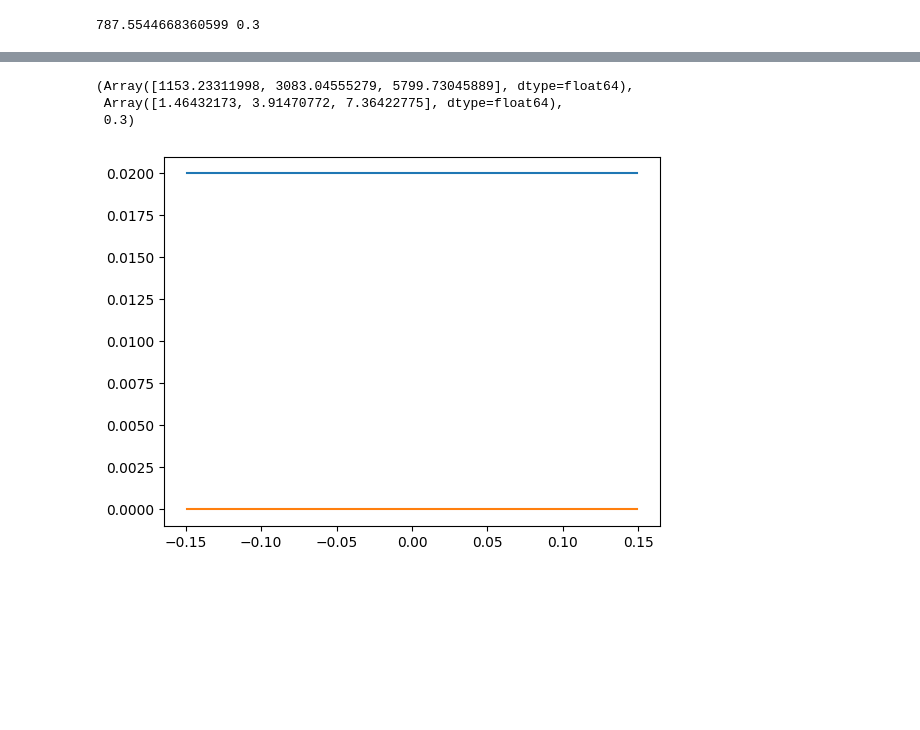
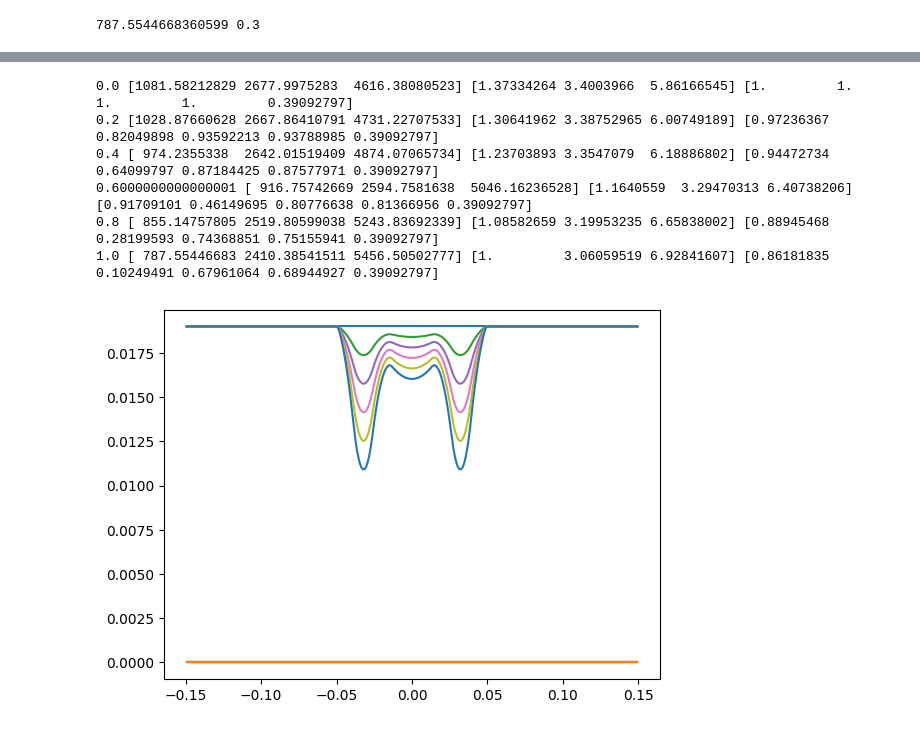
Before and after one commit to amosr/xylo, a Jupyter notebook: py/evosax.ipynb, the cells around one changed output, grey strips where cells are left out. Cells and saved outputs as stored; diff of their text form; code cells hidden in the pictures; blank space fills up the shorter version.

```diff
--- a/py/evosax.ipynb
+++ b/py/evosax.ipynb
@@ -143,6 +78,11 @@ def mkCut3(x):
   bar_ = bar_default._replace(length = mkBarLength(x[-1]))
   cut_ = t.CutCubic(x[0], x[1], x[2] * bar_default.depth)
   sections_ = xylo.cut.cubic(bar_, cut_)
+  return bar_, sections_
+
+def mkCut3L(x):
+  bar_ = bar_default._replace(length = mkBarLength(x[-1]))
+  sections_ = xylo.cut.cubic_linear(bar_, x)
   return bar_, sections_
 
 def mkCut4(x):
@@ -170,6 +110,10 @@ def loss_harmonic(sections: t.Sections, wood: t.Wood, bar: t.BarProps, sweep_opt
     loss = diff * weights
     return jnp.sum(loss)
 
+def loss_spline_d2(x, w = 0.1):
+  cut, length = x[0:-1], x[-1]
+  g2 = jnp.gradient(jnp.gradient(cut))
+  return jnp.dot(g2, g2) * w
 
 
 @jax.jit
@@ -178,14 +122,19 @@ def loss3(x):
   return loss_receptance(sections, wood, bar, fundamental, weights) # + jnp.abs(jnp.dot(x, jnp.ones(x.shape) * 0.001))
 
 @jax.jit
+def loss3L(x):
+  bar, sections = mkCut3L(x)
+  return loss_receptance(sections, wood, bar, fundamental, weights)
+
+@jax.jit
 def loss4(x):
   bar, sections = mkCut4(x)
   return loss_receptance(sections, wood, bar, fundamental, weights) # + jnp.abs(jnp.dot(x, jnp.ones(x.shape) * 0.001))
 
 @jax.jit
-def loss_spline(x):
+def loss_spline(x, wd2 = 0.1):
   bar, sections = mkCutSpline(x)
-  return loss_receptance(sections, wood, bar, fundamental, weights) # + jnp.abs(jnp.dot(x, jnp.ones(x.shape) * 0.001))
+  return loss_receptance(sections, wood, bar, fundamental, weights) + loss_spline_d2(x, wd2)
 
 fundamental_goals = jnp.array([fundamental * 1, fundamental * 3, fundamental * 6])
 loss_harm_sweep_opt = t.FrequencySweep(start_freq = fundamental * 0.1, stop_freq = fundamental * 10, num_freq = 30, bisect_iters = 2)
@@ -196,6 +145,11 @@ def loss3_harmonic(x):
   return loss_harmonic(sections, wood, bar, loss_harm_sweep_opt, fundamental_goals) # + jnp.abs(jnp.dot(x, jnp.ones(x.shape) * 0.001))
 
 @jax.jit
+def loss3L_harmonic(x):
+  bar, sections = mkCut3L(x)
+  return loss_harmonic(sections, wood, bar, loss_harm_sweep_opt, fundamental_goals) # + jnp.abs(jnp.dot(x, jnp.ones(x.shape) * 0.001))
+
+@jax.jit
 def loss4_harmonic(x):
   bar, sections = mkCut4(x)
   return loss_harmonic(sections, wood, bar, loss_harm_sweep_opt, fundamental_goals) # + jnp.abs(jnp.dot(x, jnp.ones(x.shape) * 0.001))
@@ -203,16 +157,16 @@ def loss4_harmonic(x):
 @jax.jit
 def loss_spline_harmonic(x):
   bar, sections = mkCutSpline(x)
-  return loss_harmonic(sections, wood, bar, loss_harm_sweep_opt, fundamental_goals) # + jnp.abs(jnp.dot(x, jnp.ones(x.shape) * 0.001))
+  return loss_harmonic(sections, wood, bar, loss_harm_sweep_opt, fundamental_goals) # + loss_spline_d2(x)
 # %%
 num_generations = 100
 
 rng = jax.random.key(0)
 # for Cut3/Cut4
 # strategy = evosax.CMA_ES(popsize = 500, num_dims=5)
-strategy = evosax.OpenES(popsize = 2000, num_dims=5)
+strategy = evosax.OpenES(popsize = 2000, num_dims=6)
 # strategy = evosax.SNES(popsize = 500, num_dims=5)
-es_params = strategy.default_params.replace(init_min = 0, init_max=1, clip_min = 0, clip_max=1)
+es_params = strategy.default_params.replace(init_min = 0, init_max=1)
 
 # for splines
 # strategy = evosax.SNES(popsize = 500, num_dims=6)
@@ -225,6 +179,7 @@ for i in range(num_generations):
   rng, rng_gen, rng_eval = jax.random.split(rng, 3)
   x, es_state = strategy.ask(rng_gen, es_state, es_params)
   fitness = jax.vmap(loss_spline_harmonic, in_axes = 0)(x)
+  # fitness = jax.vmap(loss_spline_harmonic, in_axes = 0)(x)
   fitness = jnp.float32(fitness)
   es_state = strategy.tell(x, fitness, es_state, es_params)
   if i % 10 == 0:
@@ -282,7 +239,7 @@ solver = optimistix.BestSoFarMinimiser(solver)
 
 # args = (wood, bar, fundamental, jnp.array([[0.5, 0.5], [1, -1.0], [2, 0.5], [3, -0.9], [4, 0.5], [5, -0.8]]))
 
-sol = optimistix.minimise(lambda x,args: loss_spline(x), solver = solver, y0 = es_state.best_member, max_steps = None)
+sol = optimistix.minimise(lambda x,args: loss_spline(x, 0), solver = solver, y0 = es_state.best_member, max_steps = None)
 # %%
 bar_, sections = mkCutSpline(sol.value)
 sections.plot(to_scale = False)
@@ -297,11 +254,19 @@ swp.harmonics, swp.harmonics / fundamental, bar_.length
 # %%
-bar_, sections = mkCutSpline(jnp.array([1.0, 1.0, 1.0]))
-sections.plot(to_scale = False)
+for i in jnp.arange(0.0, 1.1, 0.2):
+    # xi = jnp.arange(1, len(sol.value) - 1)
+    # ii = jnp.minimum(xi * i, 1)
 
-swp = xs.sweep(wood, bar_, sections, t.sweep_default)
-swp.harmonics, swp.harmonics / fundamental, bar_.length
+    vv = xylo.cut.spline_scale(sol.value[0:-1], i)
+    bar_, sections = mkCutSpline(jnp.concatenate([vv, jnp.array([sol.value[-1]])]))
+    sections.plot(to_scale = False)
+
+    swp = xs.sweep(wood, bar_, sections, t.sweep_default)
+    print(i, swp.harmonics, swp.harmonics / fundamental, vv)
 # %% [output]
-(Array([1153.23311998, 3083.04555279, 5799.73045889], dtype=float64),
- Array([1.46432173, 3.91470772, 7.36422775], dtype=float64),
- 0.3)
+0.0 [1081.58212829 2677.9975283  4616.38080523] [1.37334264 3.4003966  5.86166545] [1.         1.         1.         1.         0.39092797]
+0.2 [1028.87660628 2667.86410791 4731.22707533] [1.30641962 3.38752965 6.00749189] [0.97236367 0.82049898 0.93592213 0.93788985 0.39092797]
+0.4 [ 974.2355338  2642.01519409 4874.07065734] [1.23703893 3.3547079  6.18886802] [0.94472734 0.64099797 0.87184425 0.87577971 0.39092797]
+0.6000000000000001 [ 916.75742669 2594.7581638  5046.16236528] [1.1640559  3.29470313 6.40738206] [0.91709101 0.46149695 0.80776638 0.81366956 0.39092797]
+0.8 [ 855.14757805 2519.80599038 5243.83692339] [1.08582659 3.19953235 6.65838002] [0.88945468 0.28199593 0.74368851 0.75155941 0.39092797]
+1.0 [ 787.55446683 2410.38541511 5456.50502777] [1.         3.06059519 6.92841607] [0.86181835 0.10249491 0.67961064 0.68944927 0.39092797]
-[figure, old version]
+[figure, new version]
```
Also changed, not shown: parts of 22 cells of this notebook, 13 other files.
